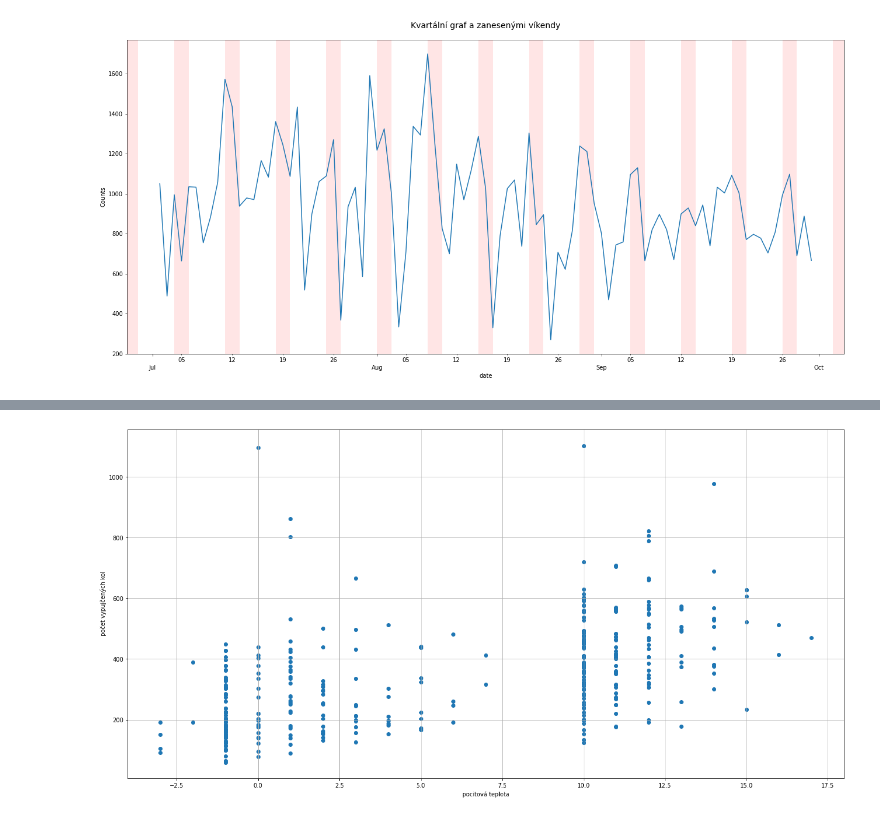
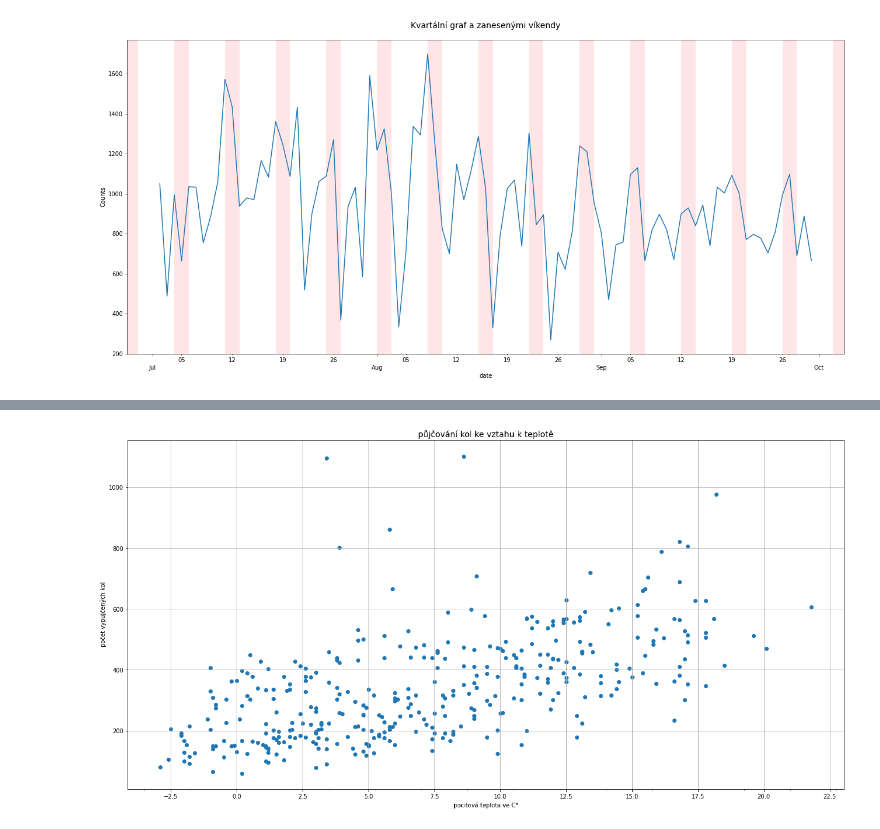
Before and after one commit to Aldarion96/Engeto_Python_project, a Jupyter notebook: Python_projekt.ipynb, the cells around one changed output, grey strips where cells are left out. Drawn from its saved outputs; the diff is of its cells as text; code cells hidden in the pictures.

```diff
--- a/Python_projekt.ipynb
+++ b/Python_projekt.ipynb
@@ -593,10 +481,22 @@ memory usage: 15.7+ KB
+# %%
+feel_temp = df
+
+feel_temp[['temp','c']] = feel_temp['feels'].str.split(' ', 1, expand=True)
+feel_temp = feel_temp[['date','temp']]
+feel_temp = feel_temp.astype({'temp': 'int'})
+feel_temp =round(feel_temp.groupby('date').mean('temp'),1)
+
+
+feel_temp
 # %%
 fig, ax = plt.subplots(figsize=(22,11))
-ax.scatter(fell_temp['temp'],count_df['count'])
-ax.set_xlabel('pocitová teplota')
+ax.scatter(feel_temp['temp'],count_df['count'])
+ax.set_xlabel('pocitová teplota ve C°')
 ax.set_ylabel(' počet vypujčených kol')
-#ax.set_xlim(-2,10)
+ax.xaxis.set_major_locator(MultipleLocator(2.5))
+ax.xaxis.set_minor_locator(MultipleLocator(1.75))
+ax.set_title('půjčování kol ke vztahu k teplotě', fontsize=14)
 ax.grid()
 plt.show()
 # %% [output]
-[figure, old version]
+[figure, new version]
```
Also changed, not shown: parts of 77 cells of this notebook.
